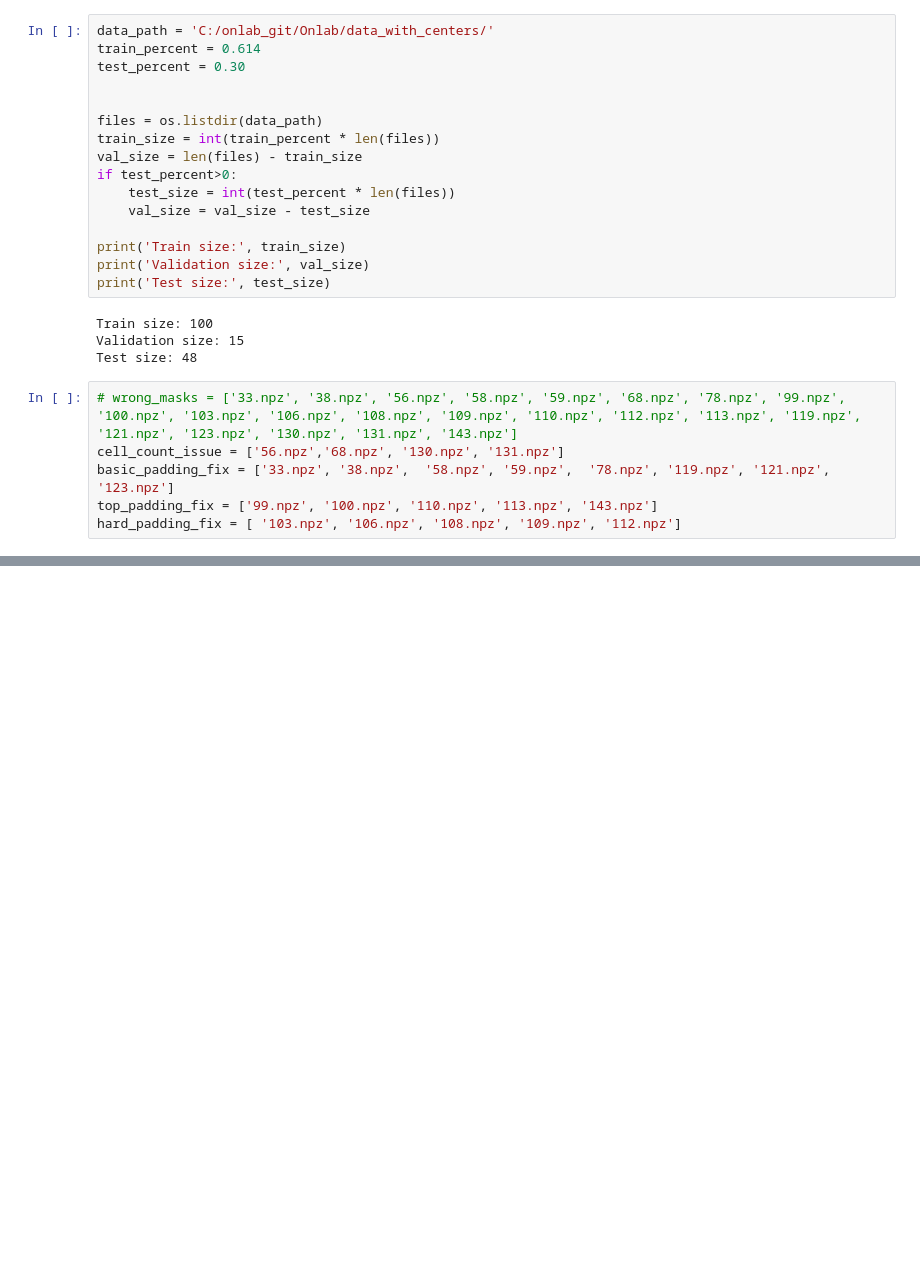
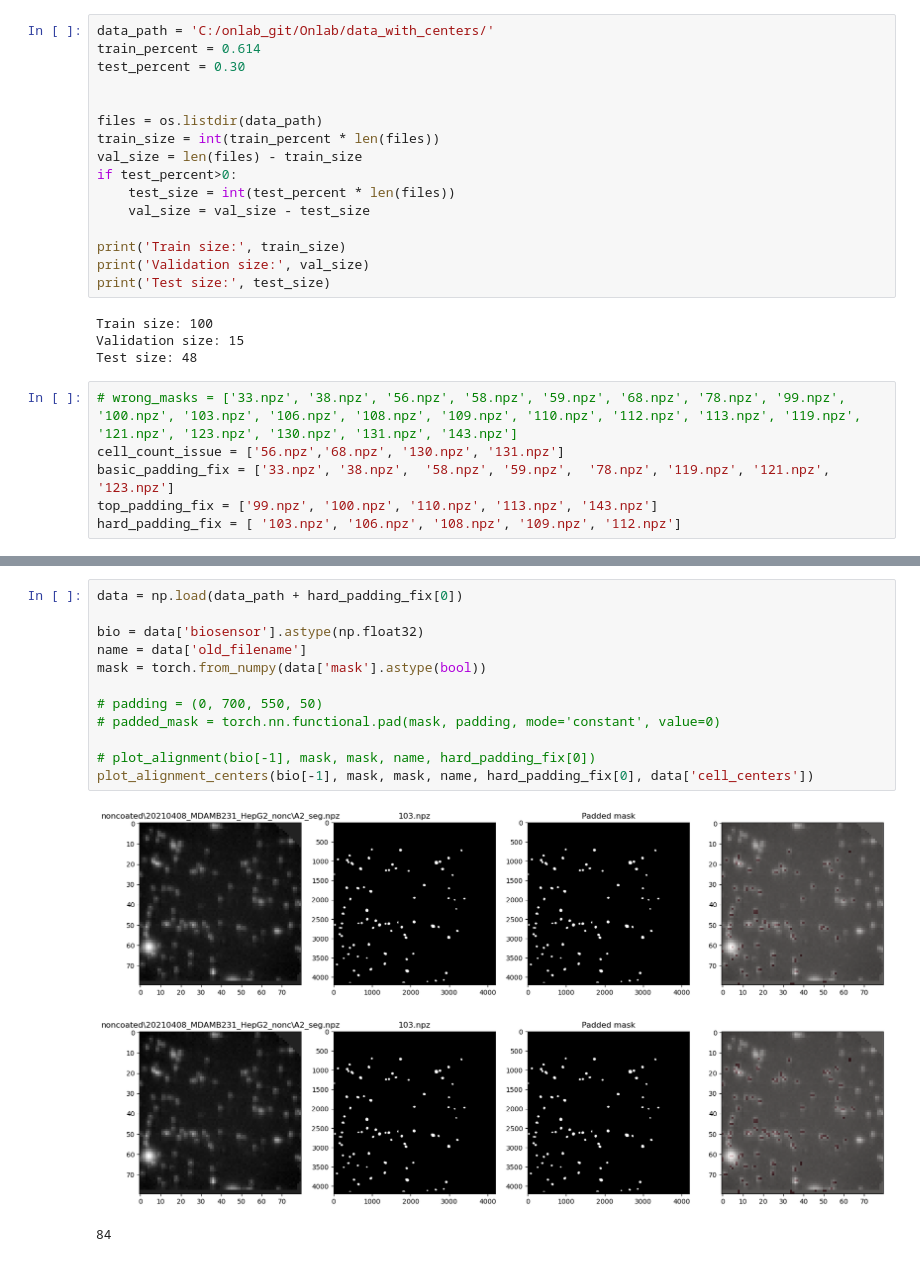
Before and after one commit to wittmajerd/U-Net-and-SRU-Net-segmentation, a Jupyter notebook: mask_fixing.ipynb, the cells around one changed output, grey strips where cells are left out. Drawn from its saved outputs; the diff is of its cells as text; blank space fills up the shorter version.

```diff
--- a/mask_fixing.ipynb
+++ b/mask_fixing.ipynb
@@ -86,0 +126,16 @@ def scale_mask(mask, mask_size):
+# %%
+data = np.load(data_path + hard_padding_fix[0])
+
+bio = data['biosensor'].astype(np.float32)
+name = data['old_filename']
+mask = torch.from_numpy(data['mask'].astype(bool))
+
+# padding = (0, 700, 550, 50)
+# padded_mask = torch.nn.functional.pad(mask, padding, mode='constant', value=0)
+
+# plot_alignment(bio[-1], mask, mask, name, hard_padding_fix[0])
+plot_alignment_centers(bio[-1], mask, mask, name, hard_padding_fix[0], data['cell_centers'])
+# %% [output]
+[figure, added]
+[figure, added]
+84
```
Also changed, not shown: parts of 14 cells of this notebook, 3 other files.
